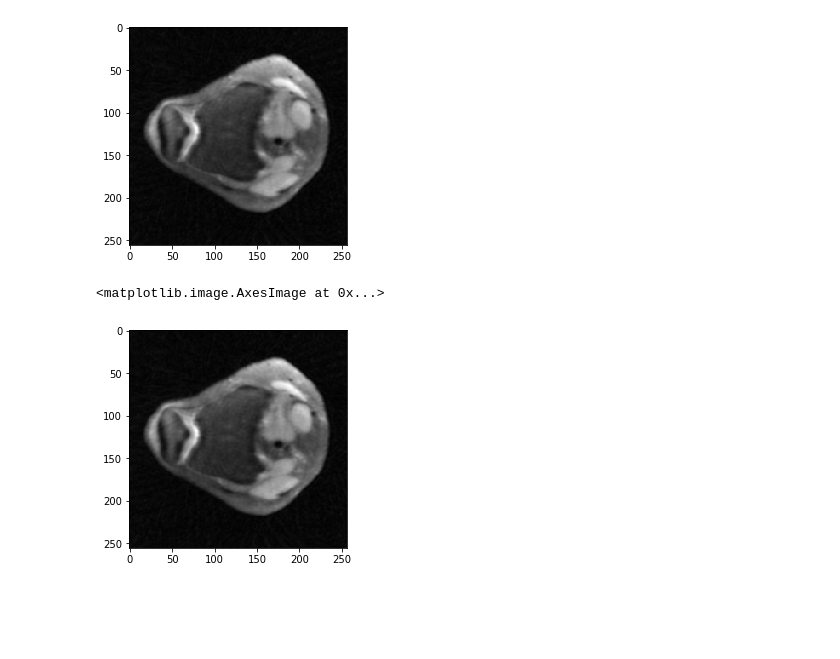
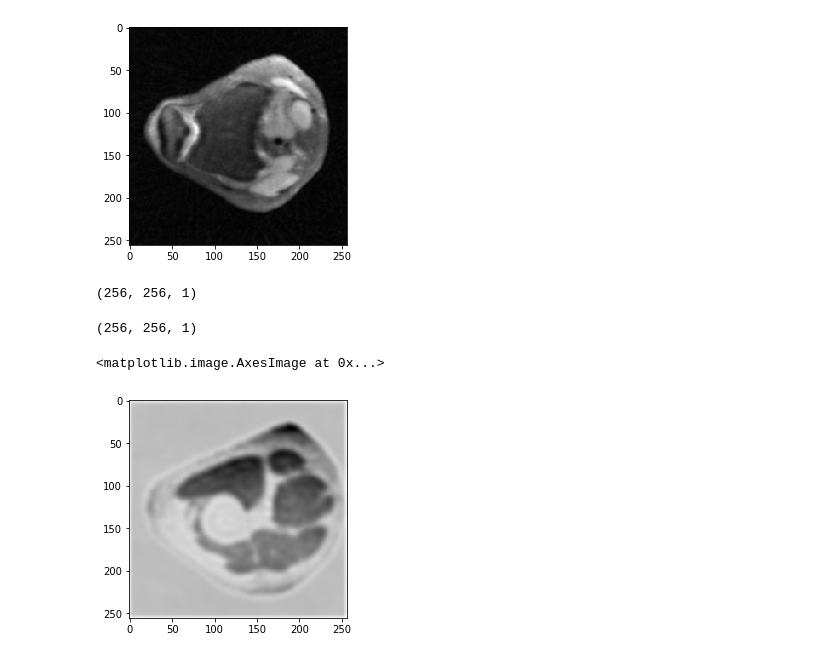
Before and after one commit to titoeb/DeepMRI, a Jupyter notebook: DnCNN_V1_Load_model.ipynb, the cells around one changed output. Drawn from its saved outputs; the diff is of its cells as text; code cells hidden in the pictures; blank space fills up the shorter version.

```diff
--- a/DnCNN_V1_Load_model.ipynb
+++ b/DnCNN_V1_Load_model.ipynb
@@ -94,8 +94,8 @@ def conv_layer(tensor_in, name_layer, is_training):
         padding = "same",
         activation= None,
         name = name_layer)
-
-    x = tf.layers.batch_normalization(x, name = name_layer + "_bn",
+    if(is_training):
+        x = tf.layers.batch_normalization(x, name = name_layer + "_bn",
                                              center=True,
                                              scale=True,
                                              training=is_training)
@@ -202,6 +202,6 @@ runconf = tf.estimator.RunConfig(save_summary_steps=5, log_step_count_steps = 1)
 save_dir = "/tmp/tmp_nets/" + str(datetime.datetime.now())[0:19].replace("-", "_").replace(" ", "_").replace(":", "_").replace(".", "_")
 # %%
 ImpNet = tf.estimator.Estimator(config=runconf,
-    model_fn=cnn_model_fn, model_dir='/home/cloud/CnCnn_V0'
+    model_fn=cnn_model_fn, model_dir='/scratch2/ttoebro/models/2018_12_05_08_05_06'
     )
 # %% [output]
@@ -269,8 +301,8 @@ This is an original image. What does our network predict?
 # %%
 # Evaluate the model and print results
 predict_input_fn = tf.estimator.inputs.numpy_input_fn(
-    x={"x": X_eval[8:9,:,:,:]},
-    y=X_eval[5:6,:,:,:],
+    x={"x": X_eval[:,:,:,:]},
+    y=X_eval[:,:,:,:],
     num_epochs=1,
     shuffle=False)
 predict_results = ImpNet.predict(input_fn=predict_input_fn)
@@ -298,8 +346,16 @@ plt.imshow(X_eval[8,:,:,0], cmap='gray')
 # %% [output]
 <matplotlib.image.AxesImage at 0x...>
 [figure]
+# %%
+predict_results[1].shape
+# %% [output]
+(256, 256, 1)
+# %%
+predict_results[2].shape
+# %% [output]
+(256, 256, 1)
 # %%
-plt.imshow(predict_results[0][:,:,0], cmap='gray')
+plt.imshow((predict_results[3][:,:,0]), cmap='gray')
 # %% [output]
 <matplotlib.image.AxesImage at 0x...>
-[figure, old version]
+[figure, new version]
```
Also changed, not shown: parts of 5 cells of this notebook, 2 other files.
